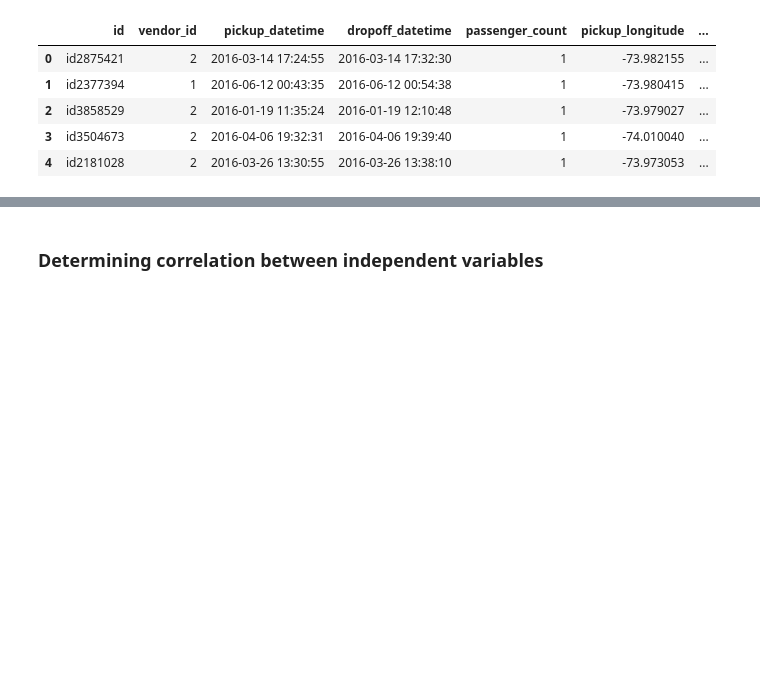
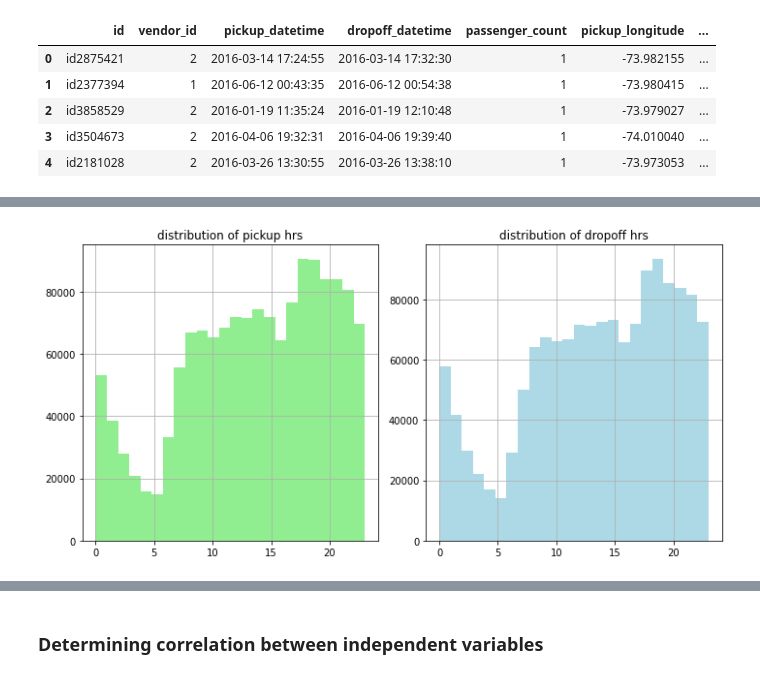
Before and after one commit to Jahnavi-Jaolekar/NYC-Taxi-time-prediction, a Jupyter notebook: NYC_taxi_trip_time_prediction.ipynb, the cells around one changed output, grey strips where cells are left out. Saved outputs shown, nothing was run; the diff lists cells and outputs as text; code cells hidden in the pictures; blank space fills up the shorter version.

```diff
--- a/NYC_taxi_trip_time_prediction.ipynb
+++ b/NYC_taxi_trip_time_prediction.ipynb
@@ -127,0 +175,15 @@ taxi_df.head()
+# %%
+# Distribution of pickup and dropoff hours
+figure, ax = plt.subplots(nrows = 1, ncols = 2, figsize = (10,5))
+
+taxi_df['pickup_hour'] = taxi_df['pickup_datetime'].dt.hour
+taxi_df.pickup_hour.hist(bins = 24, ax = ax[0], color='lightgreen')
+ax[0].set_title('distribution of pickup hrs')
+
+taxi_df['dropoff_hour'] = taxi_df['dropoff_datetime'].dt.hour
+taxi_df.dropoff_hour.hist(bins = 24, ax = ax[1], color='lightblue')
+ax[1].set_title('distribution of dropoff hrs')
+
+plt.tight_layout()
+# %% [output]
+[figure, added]
```
Also changed, not shown: parts of 15 cells of this notebook.
